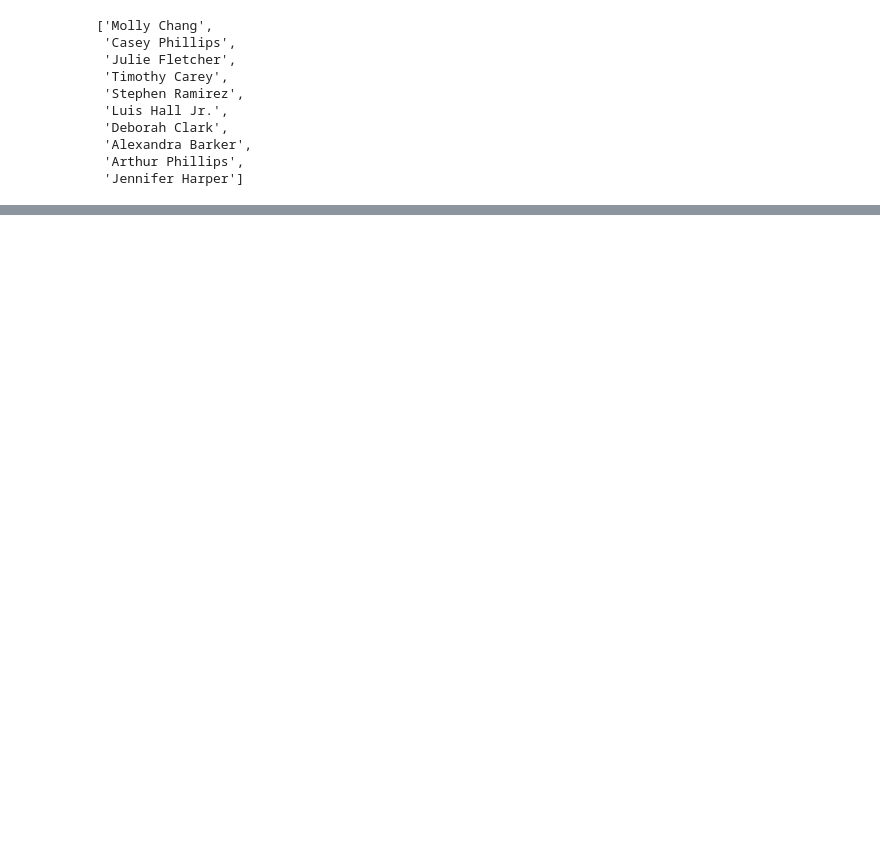
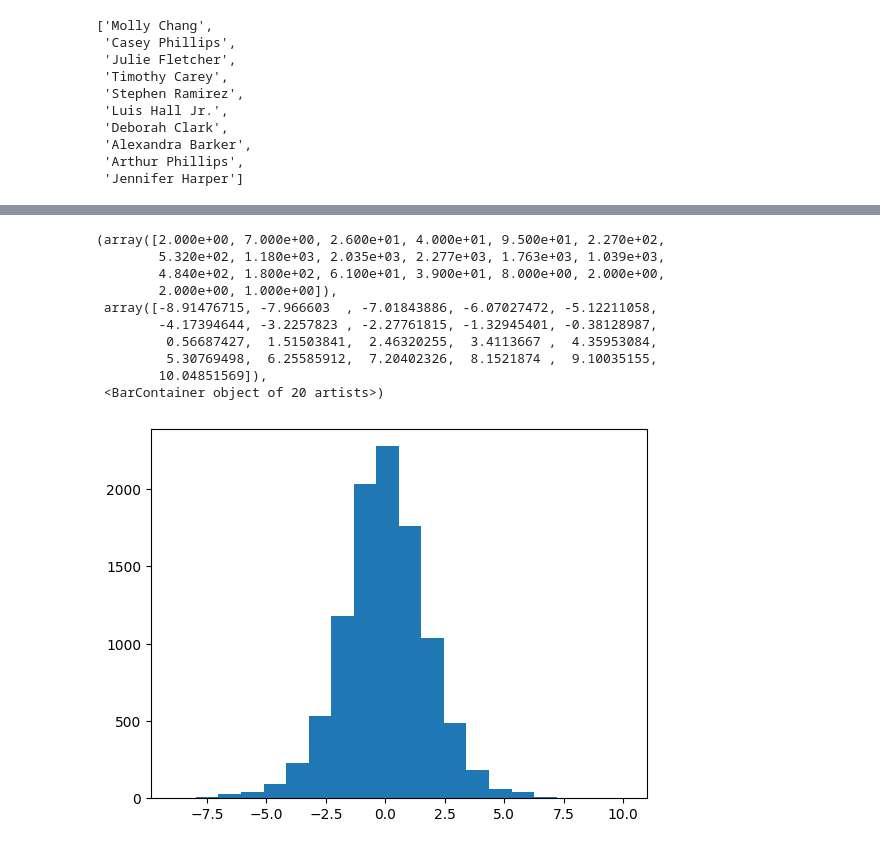
Before and after one commit to mcleroj/Python, a Jupyter notebook: faker.ipynb, the cells around one changed output, grey strips where cells are left out. Saved outputs shown, nothing was run; the diff lists cells and outputs as text; code cells hidden in the pictures; blank space fills up the shorter version.

```diff
--- a/faker.ipynb
+++ b/faker.ipynb
@@ -67,0 +87,14 @@ locale zu_za zu_ZA.ISO8859-1
+# %%
+plt.hist(rng.logistic(0, 1, size=size), bins=20)
+# %% [output]
+(array([2.000e+00, 7.000e+00, 2.600e+01, 4.000e+01, 9.500e+01, 2.270e+02,
+        5.320e+02, 1.180e+03, 2.035e+03, 2.277e+03, 1.763e+03, 1.039e+03,
+        4.840e+02, 1.800e+02, 6.100e+01, 3.900e+01, 8.000e+00, 2.000e+00,
+        2.000e+00, 1.000e+00]),
+ array([-8.91476715, -7.966603  , -7.01843886, -6.07027472, -5.12211058,
+        -4.17394644, -3.2257823 , -2.27761815, -1.32945401, -0.38128987,
+         0.56687427,  1.51503841,  2.46320255,  3.4113667 ,  4.35953084,
+         5.30769498,  6.25585912,  7.20402326,  8.1521874 ,  9.10035155,
+        10.04851569]),
+ <BarContainer object of 20 artists>)
+[figure, added]
```
Also changed, not shown: parts of 5 cells of this notebook.
